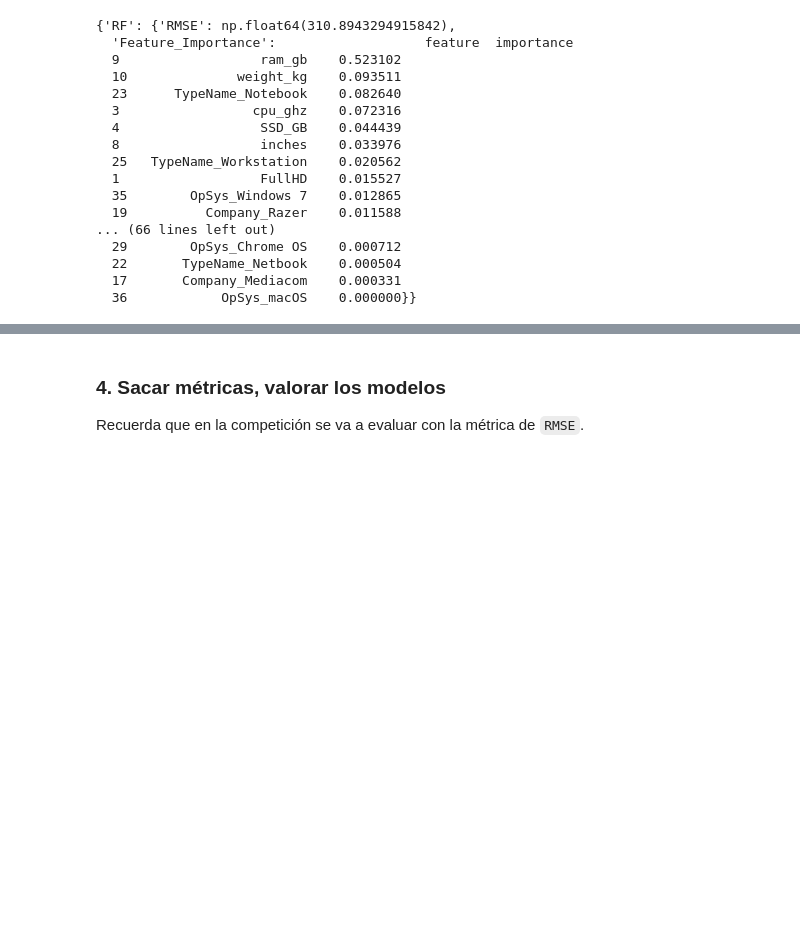
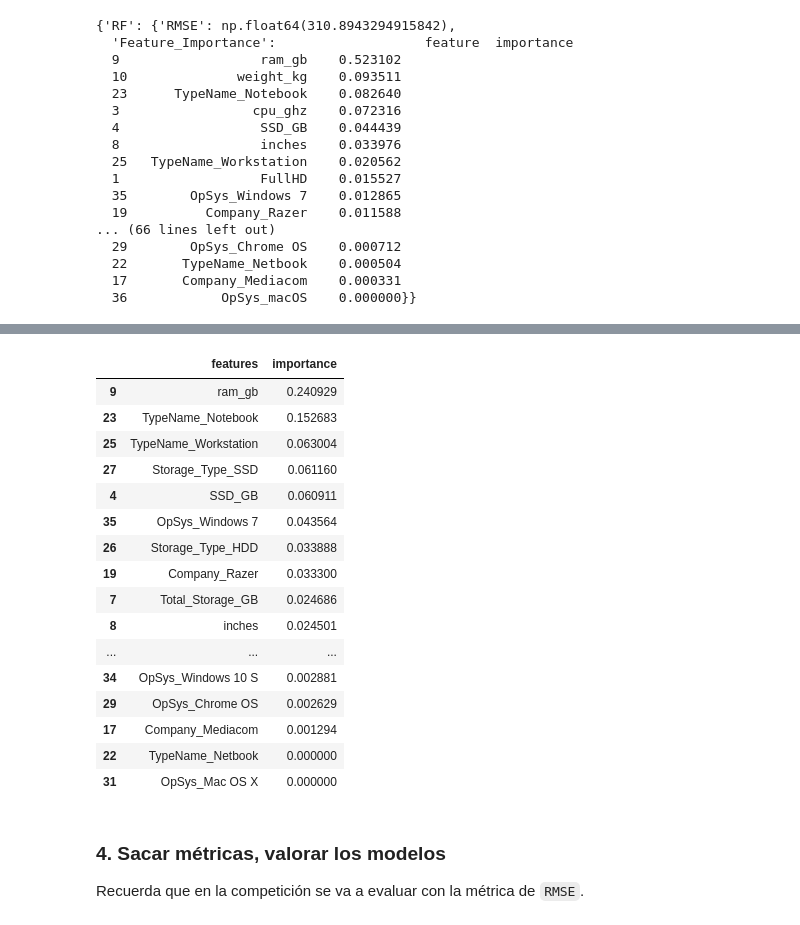
Before and after one commit to ChiaraTot/ONLINE_DS_THEBRIDGE_CHIARA, a Jupyter notebook: TEAM CHALLENGE/Kaggle/Kaggle_submissionV6.ipynb, the cells around one changed output, grey strips where cells are left out. Cells and saved outputs as stored; diff of their text form; code cells hidden in the pictures; blank space fills up the shorter version.

```diff
--- a/TEAM CHALLENGE/Kaggle/Kaggle_submissionV6.ipynb
+++ b/TEAM CHALLENGE/Kaggle/Kaggle_submissionV6.ipynb
@@ -744,6 +744,29 @@ XGBRegressor(base_score=None, booster=None, callbacks=None,
              num_parallel_tree=None, random_state=42, ...)
 # %%
 #y_pred = RFmodel.predict(X_test)
+# %%
+features_importance = pd.DataFrame({'features': best_model.feature_names_in_,
+                       'importance' : best_model.feature_importances_}).sort_values('importance', ascending=False)
+
+features_importance
+# %% [output]
+|  | features | importance |
+| 9 | ram_gb | 0.240929 |
+| 23 | TypeName_Notebook | 0.152683 |
+| 25 | TypeName_Workstation | 0.063004 |
+| 27 | Storage_Type_SSD | 0.061160 |
+| 4 | SSD_GB | 0.060911 |
+| 35 | OpSys_Windows 7 | 0.043564 |
+| 26 | Storage_Type_HDD | 0.033888 |
+| 19 | Company_Razer | 0.033300 |
+| 7 | Total_Storage_GB | 0.024686 |
+| 8 | inches | 0.024501 |
+| ... | ... | ... |
+| 34 | OpSys_Windows 10 S | 0.002881 |
+| 29 | OpSys_Chrome OS | 0.002629 |
+| 17 | Company_Mediacom | 0.001294 |
+| 22 | TypeName_Netbook | 0.000000 |
+| 31 | OpSys_Mac OS X | 0.000000 |
 # %% [markdown]
 ### 4. Sacar métricas, valorar los modelos
 
```
Also changed, not shown: parts of 7 cells of this notebook, 46 other files.
